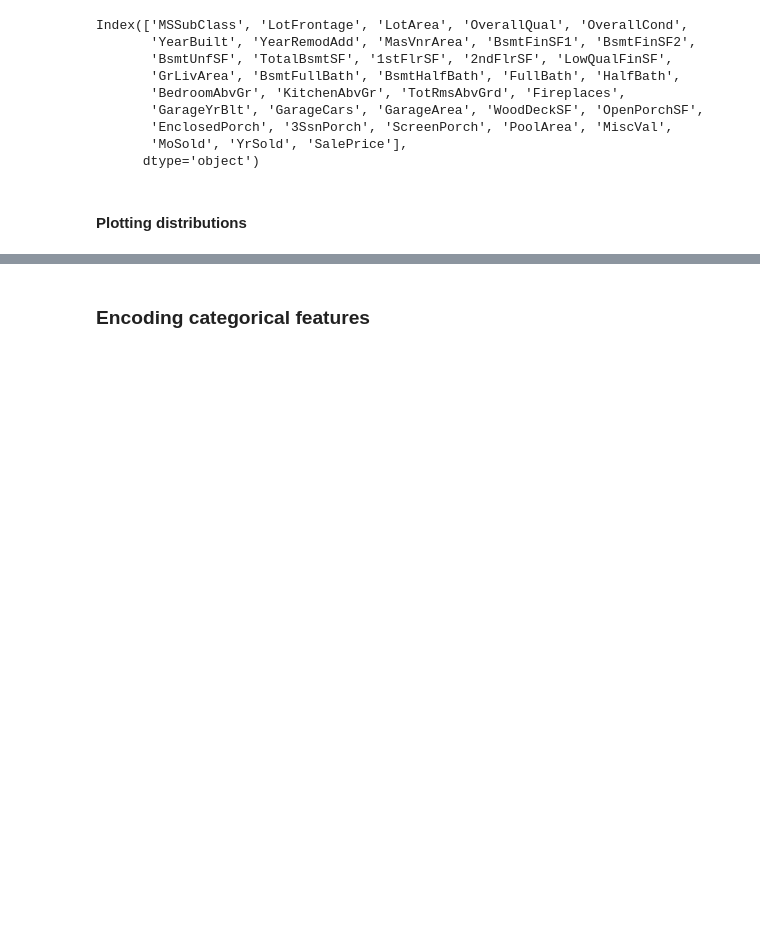
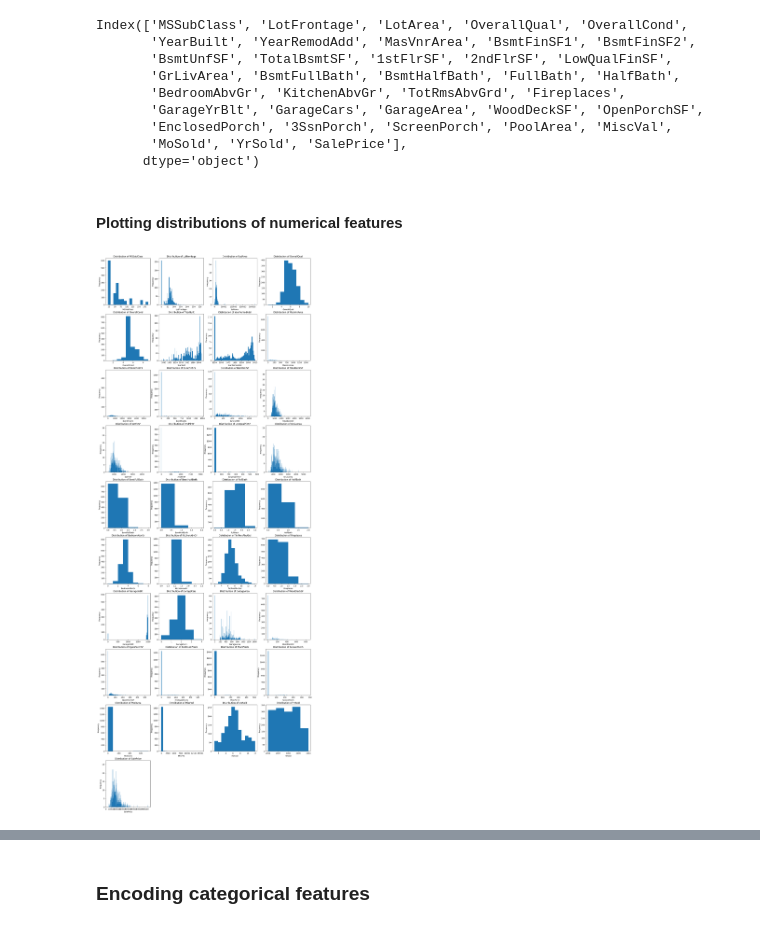
Before and after one commit to petermok-1213/house-price-regression, a Jupyter notebook: ipynb/random_forest_regression.ipynb, the cells around one changed output, grey strips where cells are left out. Cells and saved outputs as stored; diff of their text form; code cells hidden in the pictures; blank space fills up the shorter version.

```diff
--- a/ipynb/random_forest_regression.ipynb
+++ b/ipynb/random_forest_regression.ipynb
@@ -387,8 +389,8 @@ Index: []
 ### Standardising numerical features
 # %%
 # Getting numerical columns
-num_cols = cleaned_set.select_dtypes(include=['number']).columns.drop('Id')
-num_cols
+num_features = cleaned_set.select_dtypes(include=['number']).columns.drop('Id')
+num_features
 # %% [output]
 Index(['MSSubClass', 'LotFrontage', 'LotArea', 'OverallQual', 'OverallCond',
        'YearBuilt', 'YearRemodAdd', 'MasVnrArea', 'BsmtFinSF1', 'BsmtFinSF2',
@@ -400,4 +402,27 @@ Index(['MSSubClass', 'LotFrontage', 'LotArea', 'OverallQual', 'OverallCond',
        'MoSold', 'YrSold', 'SalePrice'],
       dtype='object')
 # %% [markdown]
-#### Plotting distributions
+#### Plotting distributions of numerical features
+# %%
+def plot_dfs(features):
+    # Setting up subplots
+    plot_per_row = 4
+    rows = len(features) // plot_per_row
+    fig, axes = plt.subplots(rows+1, plot_per_row, figsize=(20, 6*rows))
+    axes = axes.flatten()
+
+    # Plotting each subplot
+    for i, feature in enumerate(features):
+        ax = axes[i]
+        ax.hist(cleaned_set[feature], bins=len(cleaned_set[feature].unique()))
+        ax.set_title(f'Distribution of {feature}')
+        ax.set_xlabel(feature)
+        ax.set_ylabel('Frequency')
+
+    # Turning off unused subplot
+    for j in range(i+1, len(axes)):
+        axes[j].axis('off')
+
+plot_dfs(num_features)
+# %% [output]
+[figure, added]
```
Also changed, not shown: parts of 3 cells of this notebook.
